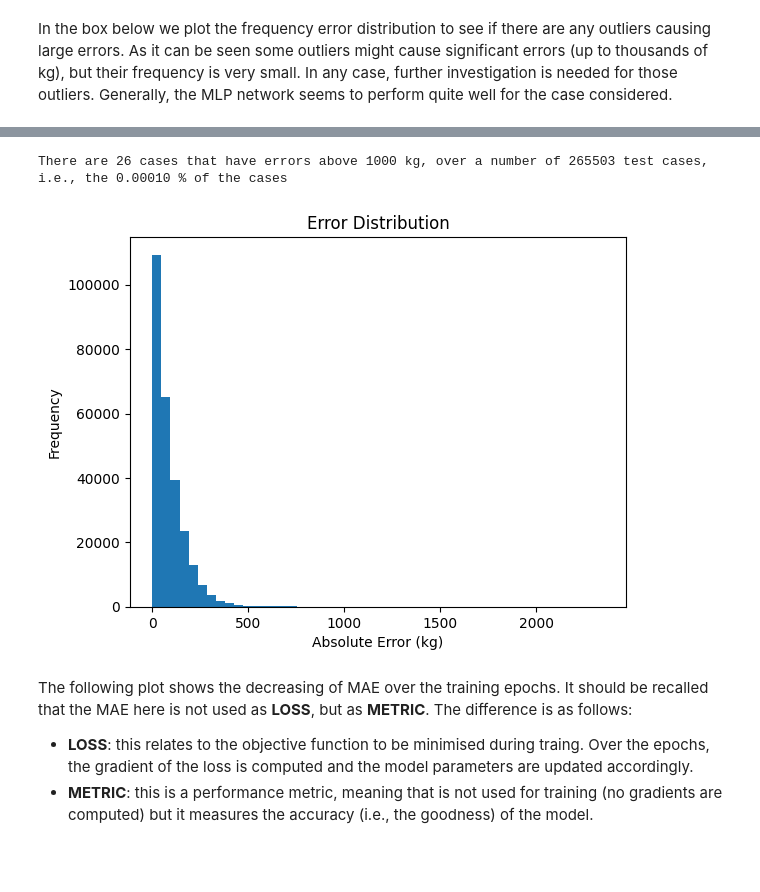
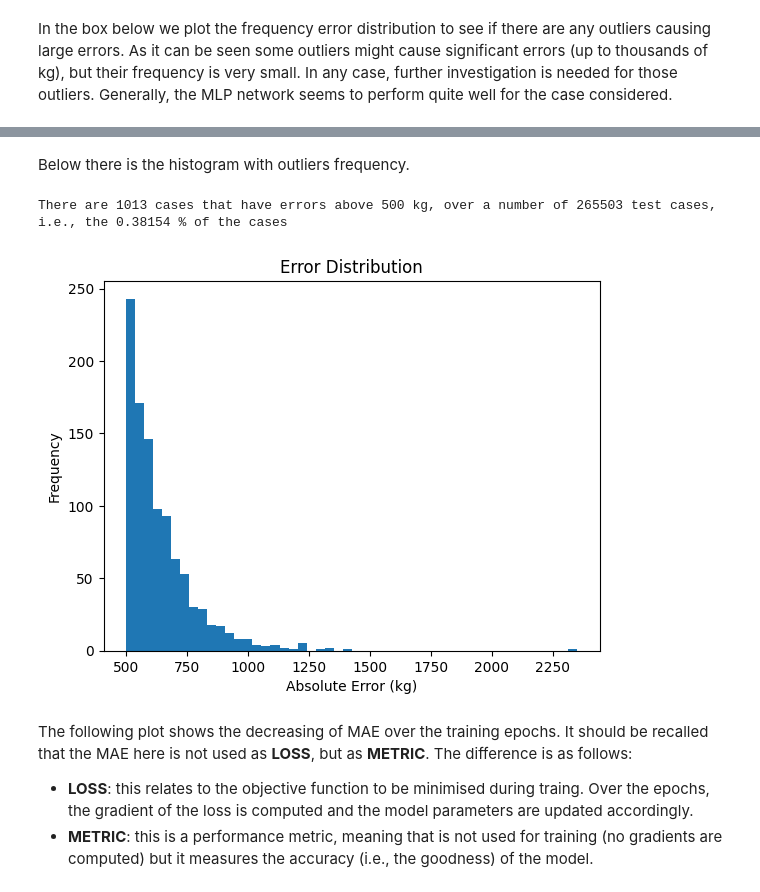
Before and after one commit to andreabellome/mlp-space-traj, a Jupyter notebook: space_traj_mlp_pytorch.ipynb, the cells around one changed output, grey strips where cells are left out. Saved outputs shown, nothing was run; the diff lists cells and outputs as text; code cells hidden in the pictures; blank space fills up the shorter version.

Commit message:
further outliers analysis

```diff
--- a/space_traj_mlp_pytorch.ipynb
+++ b/space_traj_mlp_pytorch.ipynb
@@ -171,22 +183,21 @@ In the box below we plot the frequency error distribution to see if there are an
+# %% [markdown]
+Below there is the histogram with outliers frequency.
 # %%
-import numpy as np
+tol_error_kg = 500
 
-tol_kg = 1000
+outliers = absolute_errors[absolute_errors > tol_error_kg]
+num_outliers = np.sum(absolute_errors > tol_error_kg)
 
-absolute_errors = np.abs(y_pred_kg.squeeze() - y_test_kg.values)
-outliers = absolute_errors[absolute_errors > tol_kg]
-num_outliers = np.sum(absolute_errors > tol_kg)
+print(f"There are {num_outliers} cases that have errors above {tol_error_kg} kg, over a number of {len(y_pred_kg)} test cases, i.e., the {num_outliers * 100.0/len(y_pred_kg):.5f} % of the cases")
 
-print(f"There are {num_outliers} cases that have errors above {tol_kg} kg, over a number of {len(y_pred_kg)} test cases, i.e., the {num_outliers/len(y_pred_kg):.5f} % of the cases")
-
-plt.hist(absolute_errors, bins=50)
+plt.hist(outliers, bins=50)
 plt.xlabel("Absolute Error (kg)")
 plt.ylabel("Frequency")
 plt.title("Error Distribution")
 plt.show()
 # %% [output]
-There are 26 cases that have errors above 1000 kg, over a number of 265503 test cases, i.e., the 0.00010 % of the cases
+There are 1013 cases that have errors above 500 kg, over a number of 265503 test cases, i.e., the 0.38154 % of the cases
-[figure, old version]
+[figure, new version]
 # %% [markdown]
 The following plot shows the decreasing of MAE over the training epochs. It should be recalled that the MAE here is not used as **LOSS**, but as **METRIC**.
 The difference is as follows:
```
Also changed, not shown: parts of 1 cell of this notebook.
